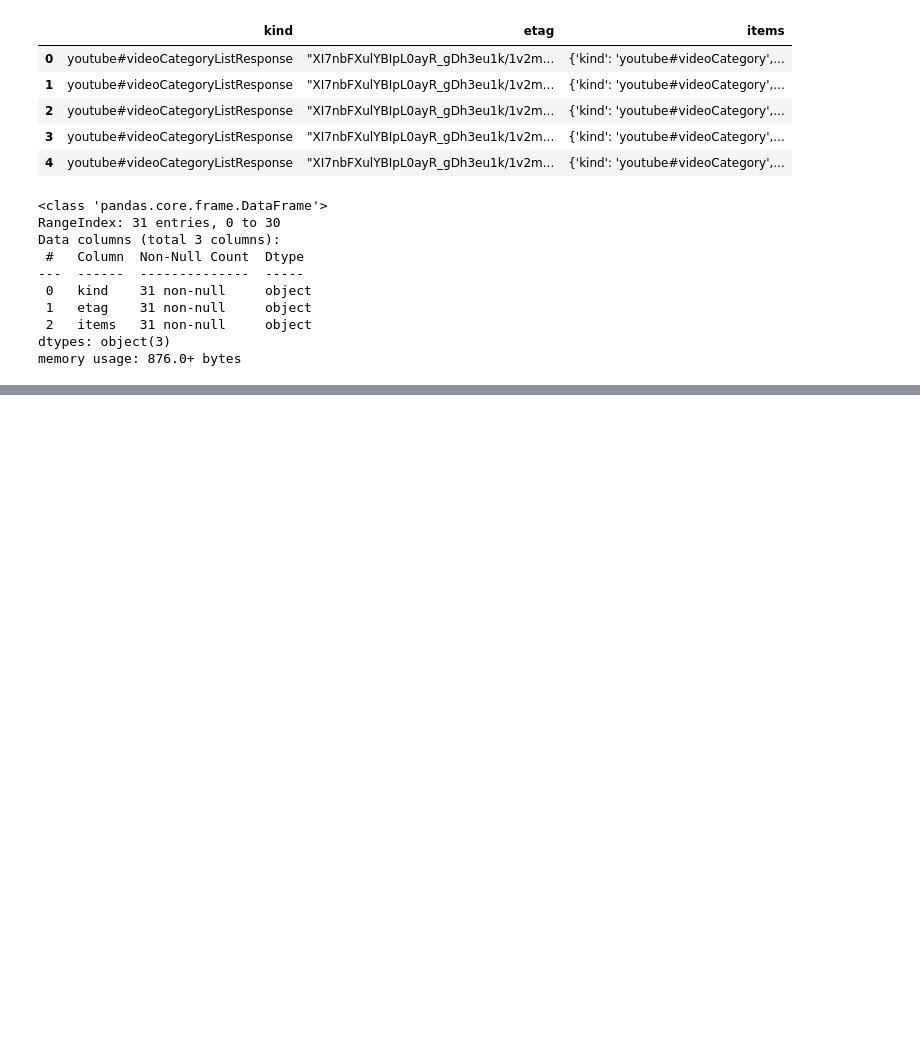
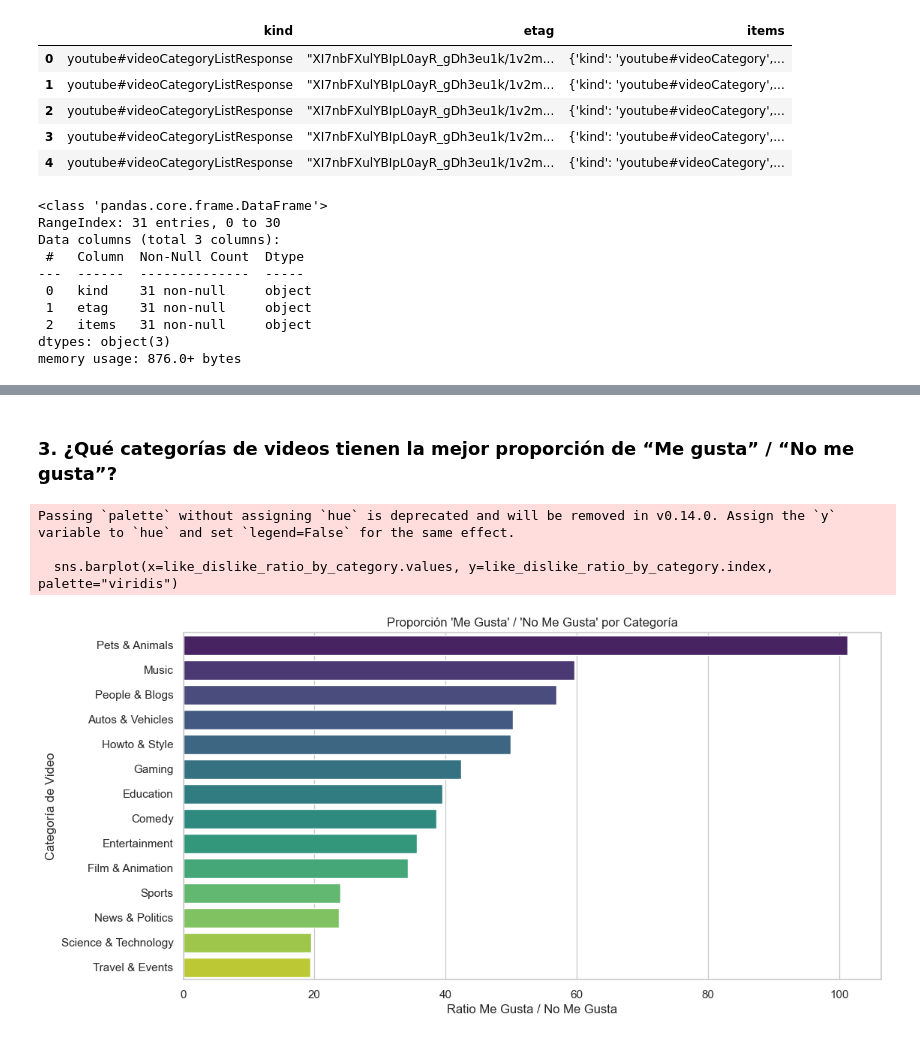
Before and after one commit to DiegoEBV/CRISP-DM-KRS, a Jupyter notebook: code/KR.ipynb, the cells around one changed output, grey strips where cells are left out. Cells and saved outputs as stored; diff of their text form; code cells hidden in the pictures; blank space fills up the shorter version.

```diff
--- a/code/KR.ipynb
+++ b/code/KR.ipynb
@@ -312,0 +386,19 @@ memory usage: 876.0+ bytes
+# %% [markdown]
+### 3. ¿Qué categorías de videos tienen la mejor proporción de “Me gusta” / “No me gusta”?
+# %%
+df['like_dislike_ratio'] = df['likes'] / (df['dislikes'] + 1)  # +1 para evitar división por cero
+# Calcular el ratio de likes/dislikes por categoría
+like_dislike_ratio_by_category = df.groupby('category_name')['like_dislike_ratio'].mean().sort_values(ascending=False)
+
+# Graficar
+plt.figure(figsize=(12, 6))
+sns.barplot(x=like_dislike_ratio_by_category.values, y=like_dislike_ratio_by_category.index, palette="viridis")
+plt.title("Proporción 'Me Gusta' / 'No Me Gusta' por Categoría")
+plt.xlabel("Ratio Me Gusta / No Me Gusta")
+plt.ylabel("Categoría de Video")
+plt.show()
+# %% [output]
+Passing `palette` without assigning `hue` is deprecated and will be removed in v0.14.0. Assign the `y` variable to `hue` and set `legend=False` for the same effect.
+
+  sns.barplot(x=like_dislike_ratio_by_category.values, y=like_dislike_ratio_by_category.index, palette="viridis")
+[figure, added]
```
Also changed, not shown: parts of 18 cells of this notebook.
